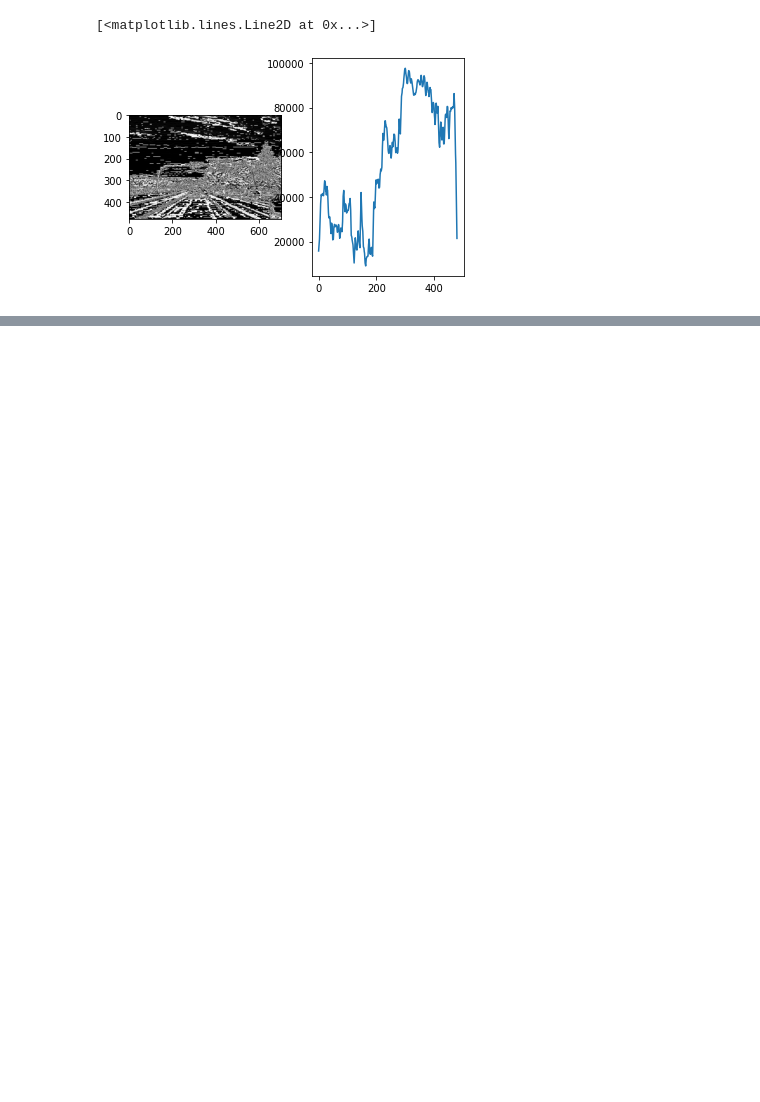
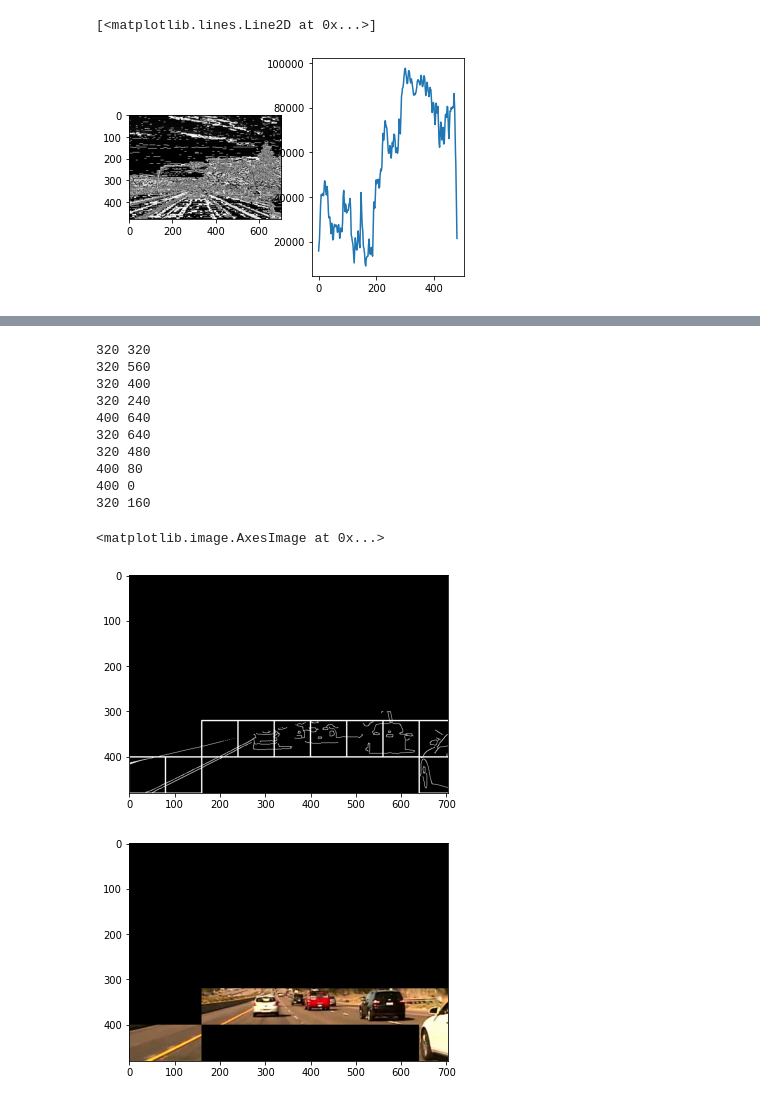
Before and after one commit to marios-stam/ROI_autonomous_cars, a Jupyter notebook: Untitled.ipynb, the cells around one changed output, grey strips where cells are left out. Saved outputs shown, nothing was run; the diff lists cells and outputs as text; code cells hidden in the pictures; blank space fills up the shorter version.

```diff
--- a/Untitled.ipynb
+++ b/Untitled.ipynb
@@ -407,23 +242,0 @@ Coords:
-# %%
-img_gray=line_mask*mlkia
-# apply binary thresholding
-ret, thresh = cv2.threshold(img_gray, 150, 255, cv2.THRESH_BINARY)
-# visualize the binary image
-plt.figure()
-plt.subplot(211)
-plt.imshow( thresh,cmap="gray")
-
-# detect the contours on the binary image using cv2.CHAIN_APPROX_NONE
-contours, hierarchy = cv2.findContours(image=thresh.astype(np.uint8), mode=cv2.RETR_TREE, method=cv2.CHAIN_APPROX_NONE)
-
-
-# draw contours on the original image
-image_copy = frames[0].copy()
-cv2.drawContours(image=image_copy, contours=contours, contourIdx=-1, color=(0, 255, 0), thickness=2, lineType=cv2.LINE_AA)
-
-mask=np.zeros(img_gray.shape)
-cv2.drawContours(mask, contours, -1, (255),1)
-
-# see the results
-plt.subplot(212)
-plt.imshow(image_copy)
@@ -441,7 +247,7 @@ def isPointAboveLIne(line_poly,PointCoords):
 # %%
 def addGaussianNoise(img):
-    SNR=10
-    return  img + np.random.normal(scale=np.mean(img)/(10**(SNR/10)), size=img.shape)
+    x = np.copy(img) + np.random.normal(scale=np.mean(img)/(10**1.5), size=img.shape)
+    return x
 # %%
 def addSaltPepperNoise(img):
     pct=0.6
@@ -480,0 +359,20 @@ def median_filter(img, size=3):
+# %%
+xxx,out=find_vehicles(img_gray,threshold=2000.0,numberOfRects=10,win_size=80)
+plt.figure()
+plt.imshow(xxx,cmap='gray')
+plt.figure()
+plt.imshow(apply_mask(frames[0],out))
+# %% [output]
+320 320
+320 560
+320 400
+320 240
+400 640
+320 640
+320 480
+400 80
+400 0
+320 160
+<matplotlib.image.AxesImage at 0x...>
+[figure, added]
+[figure, added]
```
Also changed, not shown: parts of 30 cells of this notebook, 2 other files.
